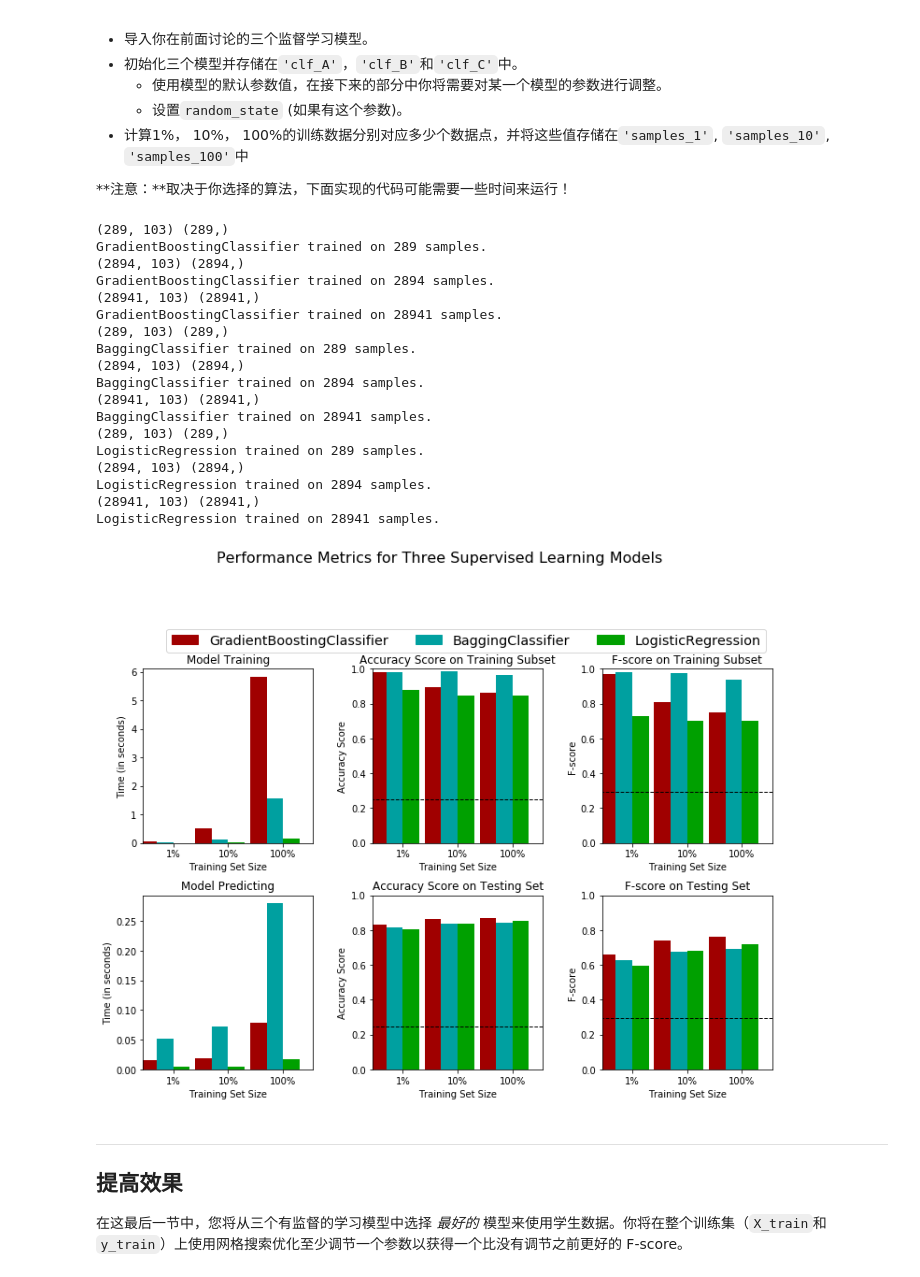
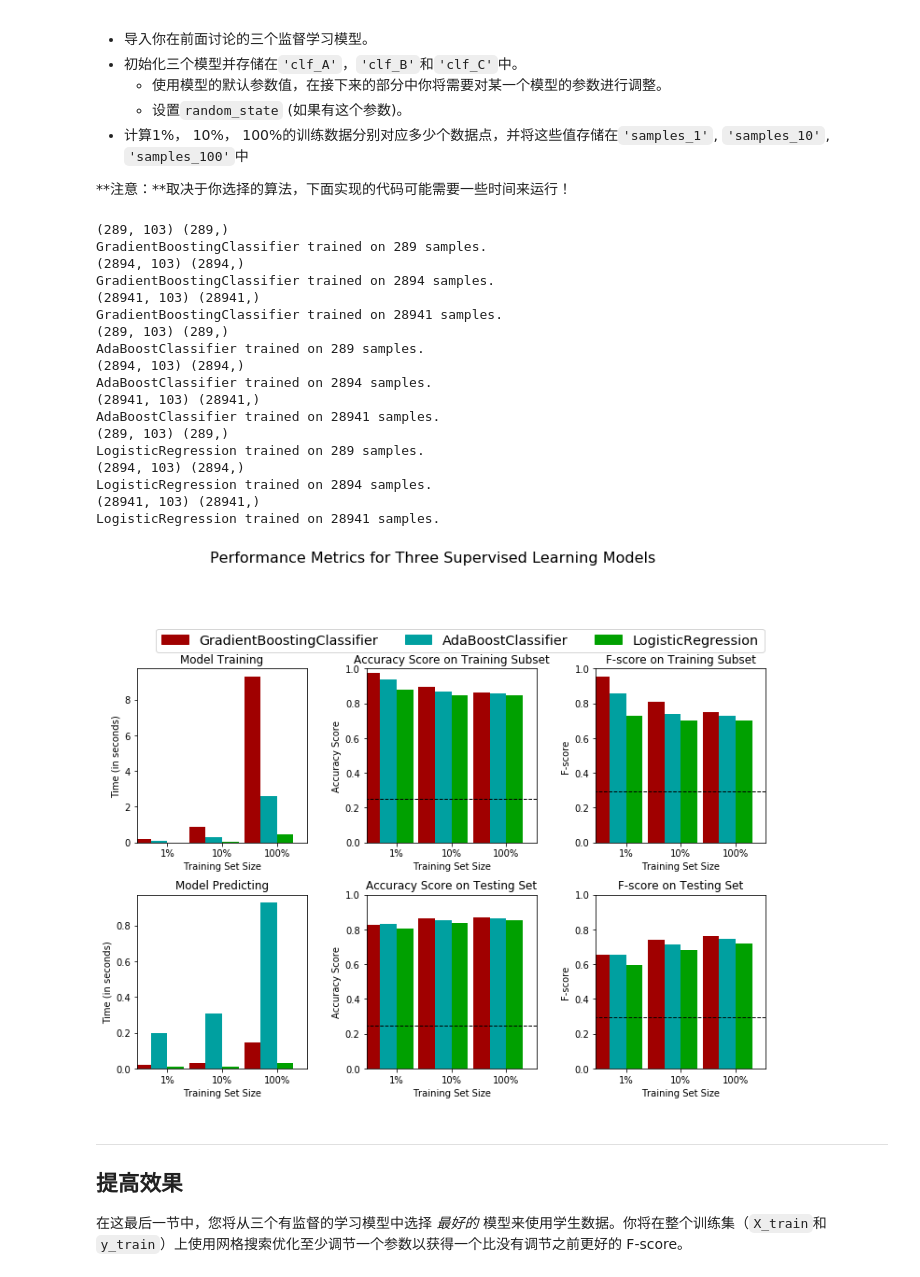
Before and after one commit to rzzuozuo/MLND_CN_P2_Finding_Donors, a Jupyter notebook: finding_donors.ipynb, the cells around one changed output. Saved outputs shown, nothing was run; the diff lists cells and outputs as text; code cells hidden in the pictures.

```diff
--- a/finding_donors.ipynb
+++ b/finding_donors.ipynb
@@ -434,42 +434,42 @@ from sklearn.linear_model import LogisticRegression
 
 # TODO：初始化三个模型
 clf_A = GradientBoostingClassifier()
-clf_B = BaggingClassifier()
+clf_B = AdaBoostClassifier()
 clf_C = LogisticRegression()
 
 # TODO：计算1%， 10%， 100%的训练数据分别对应多少点
 samples_1 = int(X_train.shape[0] *0.01)
 samples_10 = int(X_train.shape[0] *0.1)
 samples_100 = X_train.shape[0]
 # 收集学习器的结果
 results = {}
 for clf in [clf_A, clf_B, clf_C]:
     clf_name = clf.__class__.__name__
     results[clf_name] = {}
     for i, samples in enumerate([samples_1, samples_10, samples_100]):
         results[clf_name][i] = train_predict(clf, samples, X_train, y_train, X_val, y_val)
 # 对选择的三个模型得到的评价结果进行可视化
 vs.evaluate(results, accuracy, fscore)
 # %% [output]
 (289, 103) (289,)
 GradientBoostingClassifier trained on 289 samples.
 (2894, 103) (2894,)
 GradientBoostingClassifier trained on 2894 samples.
 (28941, 103) (28941,)
 GradientBoostingClassifier trained on 28941 samples.
 (289, 103) (289,)
-BaggingClassifier trained on 289 samples.
+AdaBoostClassifier trained on 289 samples.
 (2894, 103) (2894,)
-BaggingClassifier trained on 2894 samples.
+AdaBoostClassifier trained on 2894 samples.
 (28941, 103) (28941,)
-BaggingClassifier trained on 28941 samples.
+AdaBoostClassifier trained on 28941 samples.
 (289, 103) (289,)
 LogisticRegression trained on 289 samples.
 (2894, 103) (2894,)
 LogisticRegression trained on 2894 samples.
 (28941, 103) (28941,)
 LogisticRegression trained on 28941 samples.
-[figure, old version]
+[figure, new version]
 # %% [markdown]
 ----
 ## 提高效果
```
Also changed, not shown: parts of 4 cells of this notebook.
